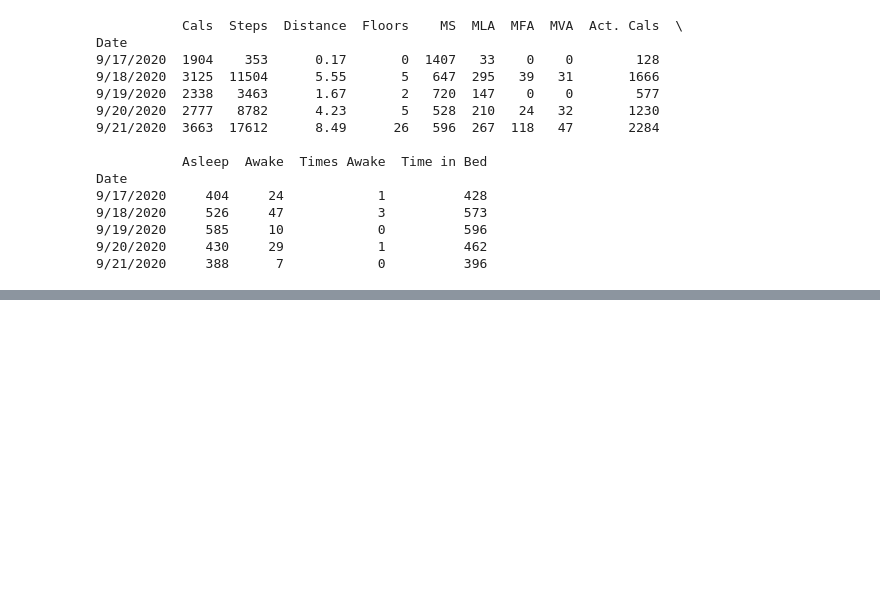
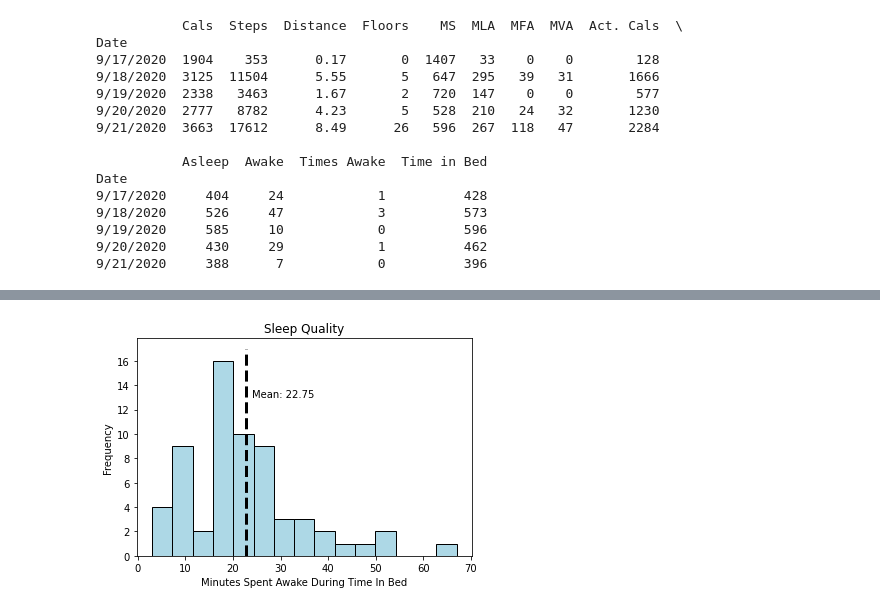
Before and after one commit to lmartin5/CPSC_222_Quantified_Self_Project, a Jupyter notebook: Technical_Report.ipynb, the cells around one changed output, grey strips where cells are left out. Saved outputs shown, nothing was run; the diff lists cells and outputs as text; code cells hidden in the pictures; blank space fills up the shorter version.

Commit message:
sleep label finished

```diff
--- a/Technical_Report.ipynb
+++ b/Technical_Report.ipynb
@@ -169,0 +177,21 @@ Date
+# %%
+Month = pd.Series(dtype=str)
+for date in sleep_activity_df.index:
+    date_copy = date.replace("/", "")
+    if date_copy[0] is '9':
+        Month[date] = "Sept"
+    else:
+        # for single digit day of the month numbers
+        if len(str(date_copy)) is 7:
+            date_copy = int(date_copy) // 100000
+        # for double digit day of the month numbers
+        elif len(str(date_copy)) is 8:
+            date_copy = int(date_copy) // 1000000
+        if date_copy is 10:
+            Month[date] = "Oct"
+        if date_copy is 11:
+            Month[date] = "Nov"
+        if date_copy is 12:
+            Month[date] = "Dec"
+sleep_activity_df["Month"] = Month
+sleep_activity_df.to_csv("files/fitbit_data.csv") # updating csv file
@@ -169,0 +201,18 @@ Date
+# %%
+import matplotlib.pyplot as plt
+import numpy as np # used for mean
+
+x = sleep_activity_df["Awake"].copy().values
+x_mean = np.mean(x)
+plt.figure()
+plt.hist(x, bins=15, color="#add8e6", edgecolor="black")
+plt.plot([x_mean, x_mean], [0, 17], ls="dashed", color="black", lw=3)
+plt.axis("tight")
+plt.annotate("Mean: %.2f" %(x_mean), xy=(24,13), color="black")
+plt.title("Sleep Quality")
+plt.ylabel("Frequency")
+plt.xlabel("Minutes Spent Awake During Time In Bed")
+plt.show()
+plt.close()
+# %% [output]
+[figure, added]
```
Also changed, not shown: parts of 13 cells of this notebook, 1 other file.
